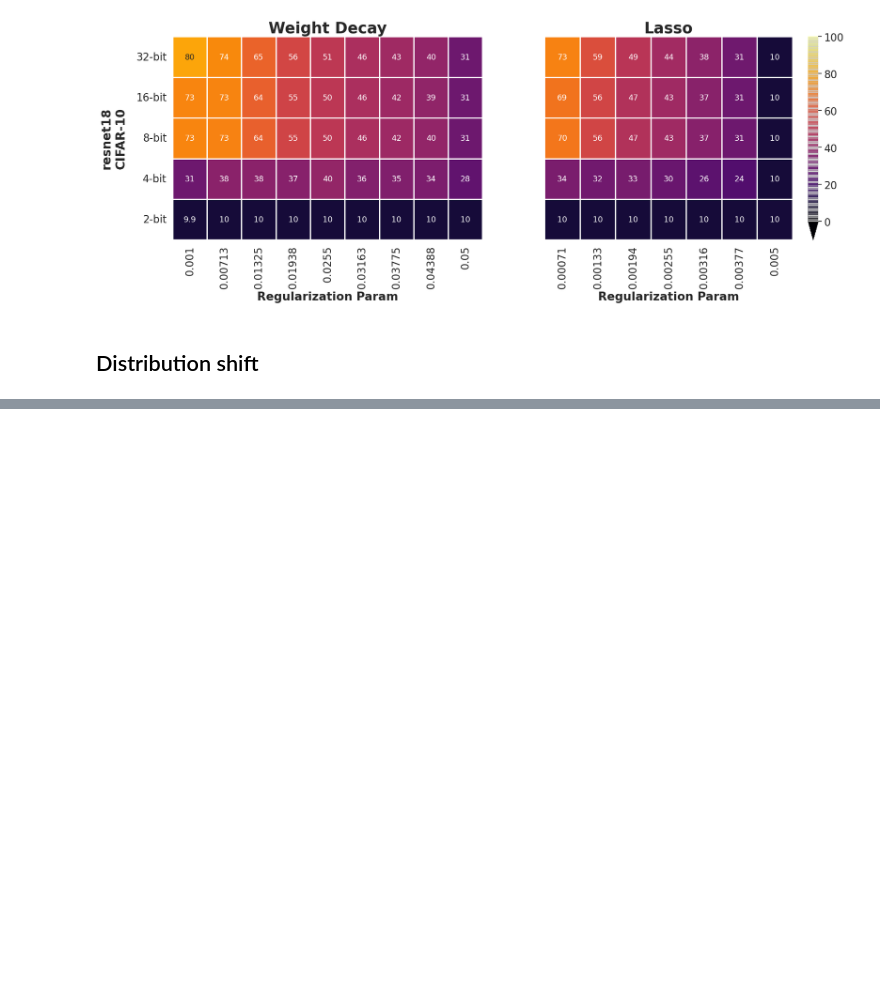
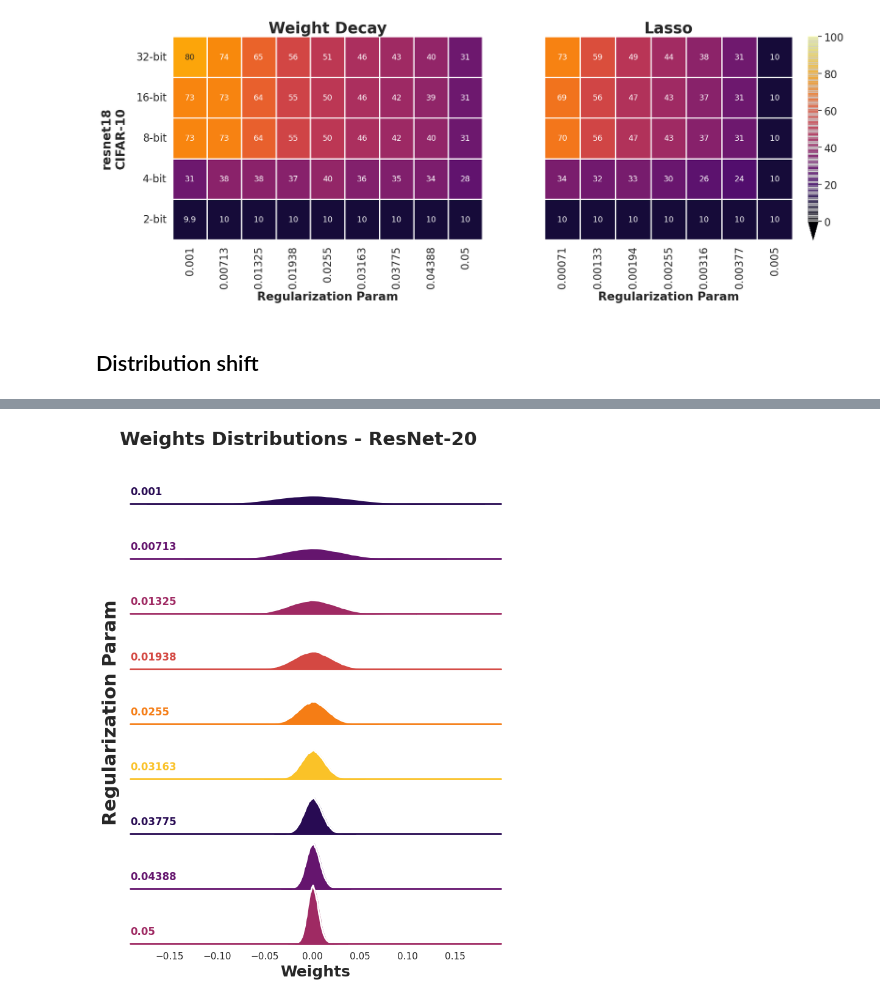
Before and after one commit to ishapira1/TinyML-RegulizationAndQuantization, a Jupyter notebook: notebooks/visualize.ipynb, the cells around one changed output, grey strips where cells are left out. Drawn from its saved outputs; the diff is of its cells as text; code cells hidden in the pictures; blank space fills up the shorter version.

Commit message:
more plots!

```diff
--- a/notebooks/visualize.ipynb
+++ b/notebooks/visualize.ipynb
@@ -87,6 +87,6 @@ def my_eval(x):
 # %%
 cols = ['total_weights','model_name', 'dataset_name','regularization', 'regularization_param','optimizer_name',
  'train_loss', 'test_loss', 'train_accuracy', 'test_accuracy','lr', "epoch_test_losses",'path'] + [f'bit_{i}_test_accuracy' for i in [16, 8, 4, 2]]
-df = load_dataframe(columns = cols)
+df = load_dataframe(columns = None)
 df.shape
 # %% [output]
@@ -278,0 +235,62 @@ array([0], dtype=int32)
+# %%
+
+# Assuming 'df' is your DataFrame with model information
+ridge_data = {}
+
+for index, row in df[(df.dataset_name == "CIFAR-10") & (df.regularization == "l2")].sort_values('regularization_param').iterrows():
+    path = os.path.join(row['path'], "model_checkpoint.pth")
+    checkpoint = torch.load(path, map_location=torch.device('cpu'))
+    weights = checkpoint['model.layer2.0.conv1.weight'].numpy().flatten()
+    ridge_data[row['regularization_param']]=weights
+# %%
+# Convert dictionary to DataFrame
+data = []
+for key, values in ridge_data.items():
+    for value in values:
+        data.append({'Regularization': key, 'Value': value})
+ridge_df = pd.DataFrame(data)
+
+# Sort DataFrame based on Regularization values
+ridge_df = ridge_df.sort_values('Regularization')
+
+subplot_height = 1  # Adjust this value as needed
+aspect_ratio = 7     # Adjust this value to control the width of each subplot
+
+# Choose the palette
+palette_choice = sns.color_palette("inferno")
+
+# Initialize the FacetGrid object
+g = sns.FacetGrid(ridge_df, row='Regularization', hue='Regularization', aspect=aspect_ratio, height=subplot_height, palette=palette_choice)
+
+# Draw the densities
+g.map(sns.kdeplot, 'Value', bw_adjust=.5, clip_on=False, fill=True, alpha=1, linewidth=1.5)
+g.map(sns.kdeplot, 'Value', clip_on=False, color="w", lw=2, bw_adjust=.5)
+g.refline(y=0, linewidth=2, linestyle="-", color=None, clip_on=False)
+
+# Function to label the plot
+def label(x, color, label):
+    ax = plt.gca()
+    ax.text(0, .2, label, fontweight="bold", color=color, ha="left", va="center", transform=ax.transAxes)
+
+g.map(label, 'Value')
+
+# Set the subplots to overlap and adjust aesthetics
+g.figure.subplots_adjust(hspace=-.5)
+g.set_titles("")
+g.set(yticks=[], ylabel="")
+g.despine(bottom=True, left=True)
+
+# Add X-axis title and increase font size
+g.set_axis_labels("Weights", fontsize=18)
+g.fig.text(0.04, 0.5, 'Regularization Param', va='center', rotation='vertical', fontsize=22, fontweight='bold')
+
+# Add a main title to the figure
+g.fig.suptitle("Weights Distributions - ResNet-20", fontsize=22, va="bottom", fontweight='bold')
+g.figure.subplots_adjust(hspace=-.1, top=0.99)  # Adjust the top value as needed
+
+g.fig.savefig("../plots/ridge_distribution_plot.png", dpi=500, bbox_inches='tight')
+
+# Show the plot
+plt.show()
+# %% [output]
+[figure, added]
```
Also changed, not shown: parts of 17 cells of this notebook.
